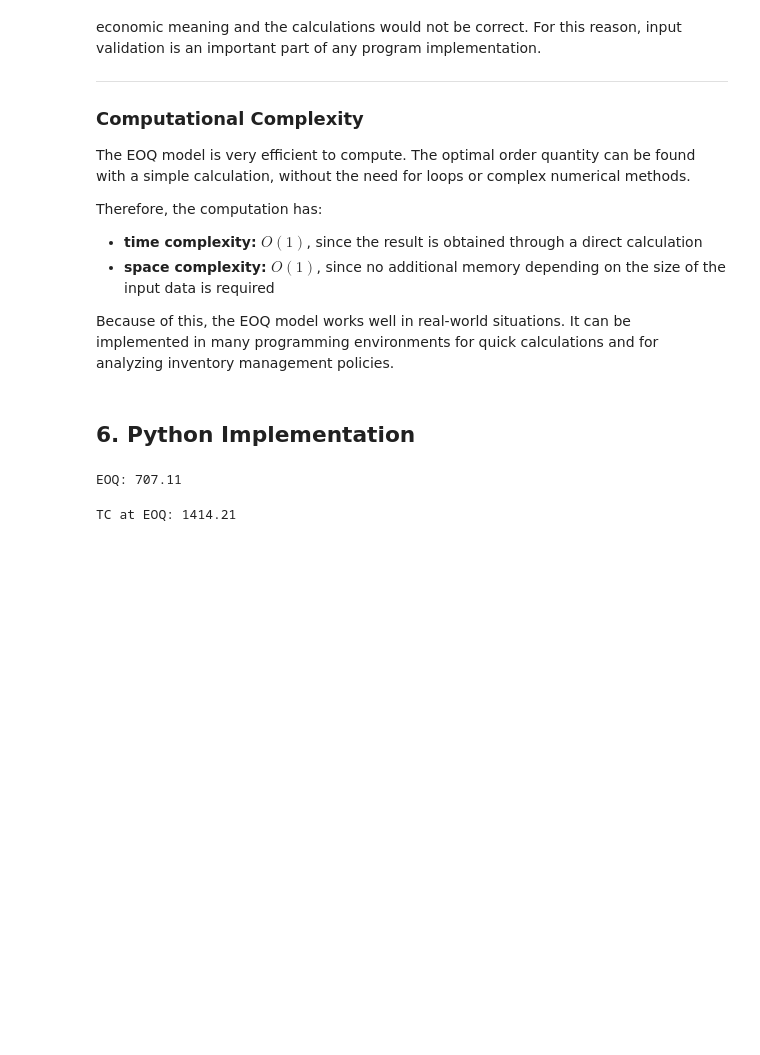
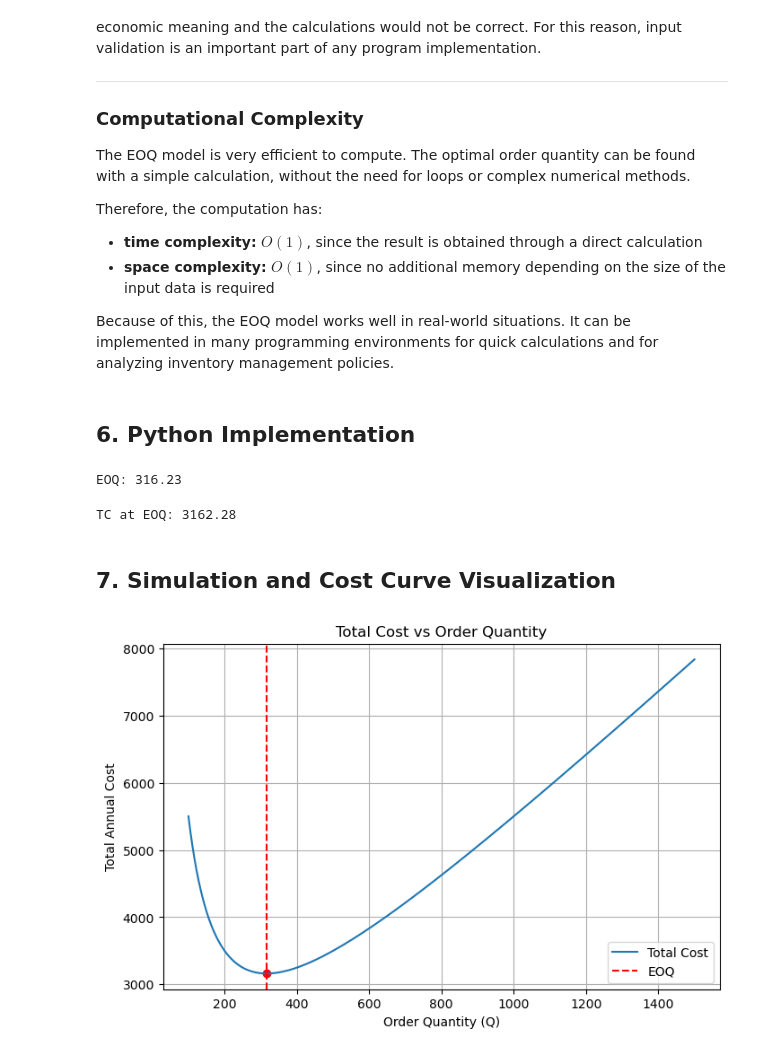
Before and after one commit to Nikolinakr/eoq-inventory-optimization, a Jupyter notebook: notebooks/EOQ_Project.ipynb, the cells around one changed output. Drawn from its saved outputs; the diff is of its cells as text; code cells hidden in the pictures; blank space fills up the shorter version.

Commit message:
Simulation and Cost Curve Visualization

```diff
--- a/notebooks/EOQ_Project.ipynb
+++ b/notebooks/EOQ_Project.ipynb
@@ -456,16 +456,43 @@ def total_cost(Q, D, S, H):
 
 D = 10000   # annual demand
 S = 50      # ordering cost
-H = 2       # holding cost
+H = 10       # holding cost
 # %%
 Q_star = eoq(D, S, H)
 
 print("EOQ:", round(Q_star, 2))
 # %% [output]
-EOQ: 707.11
+EOQ: 316.23
 # %%
 cost_at_eoq = total_cost(Q_star, D, S, H)
 
 print("TC at EOQ:", round(cost_at_eoq, 2))
 # %% [output]
-TC at EOQ: 1414.21
+TC at EOQ: 3162.28
+# %% [markdown]
+## 7. Simulation and Cost Curve Visualization
+# %%
+# Generate a range of order quantities
+
+Q_values = np.linspace(100, 1500, 1000)
+
+cost_values = [total_cost(Q, D, S, H) for Q in Q_values]
+# %%
+plt.figure(figsize=(8,5))
+
+plt.plot(Q_values, cost_values, label="Total Cost")
+
+plt.axvline(Q_star, color="red", linestyle="--", label="EOQ")
+plt.scatter(Q_star, cost_at_eoq, color="red")
+
+plt.xlabel("Order Quantity (Q)")
+plt.ylabel("Total Annual Cost")
+
+plt.title("Total Cost vs Order Quantity")
+
+plt.legend()
+plt.grid(True)
+
+plt.show()
+# %% [output]
+[figure, added]
```
Also changed, not shown: parts of 1 cell of this notebook.
